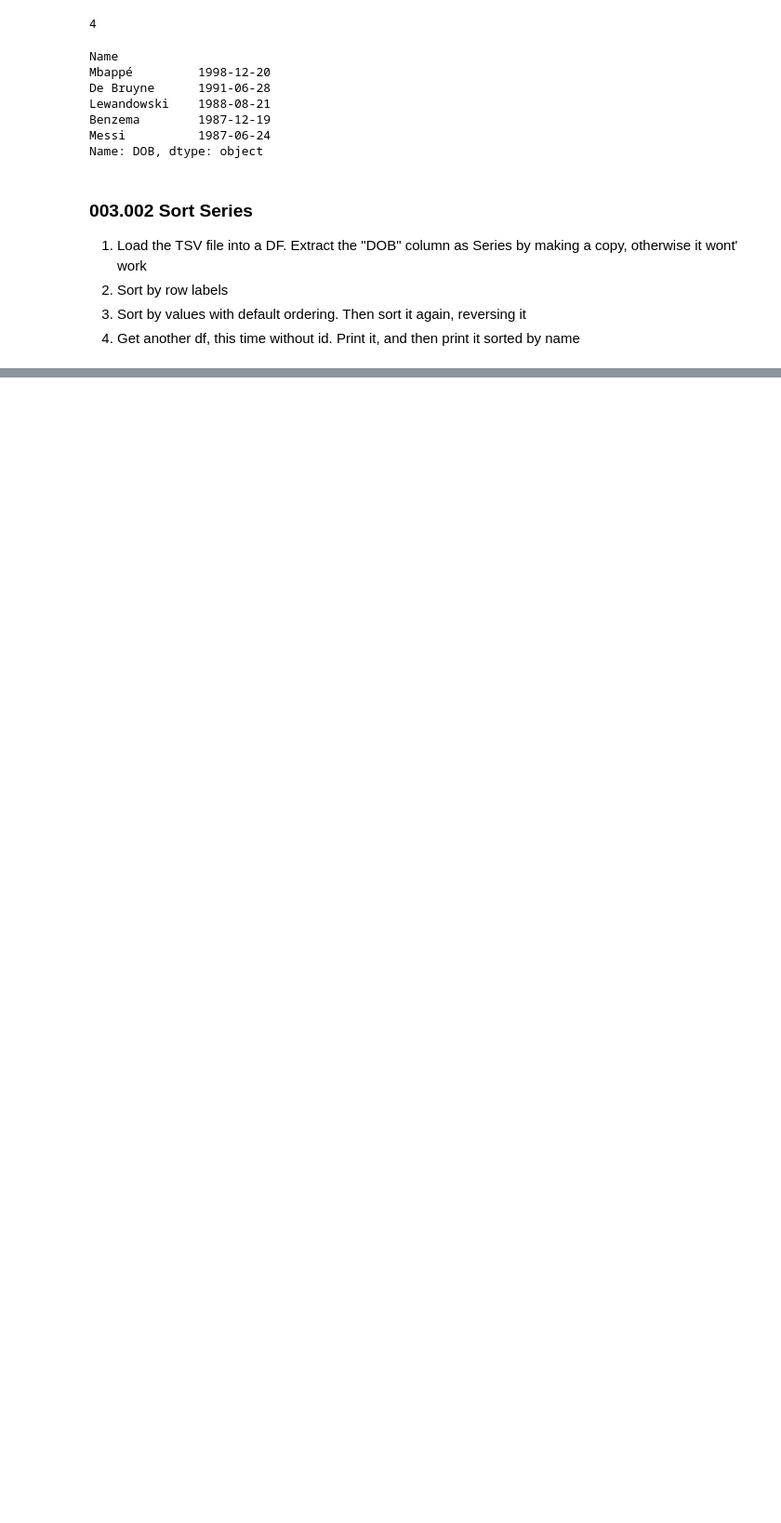
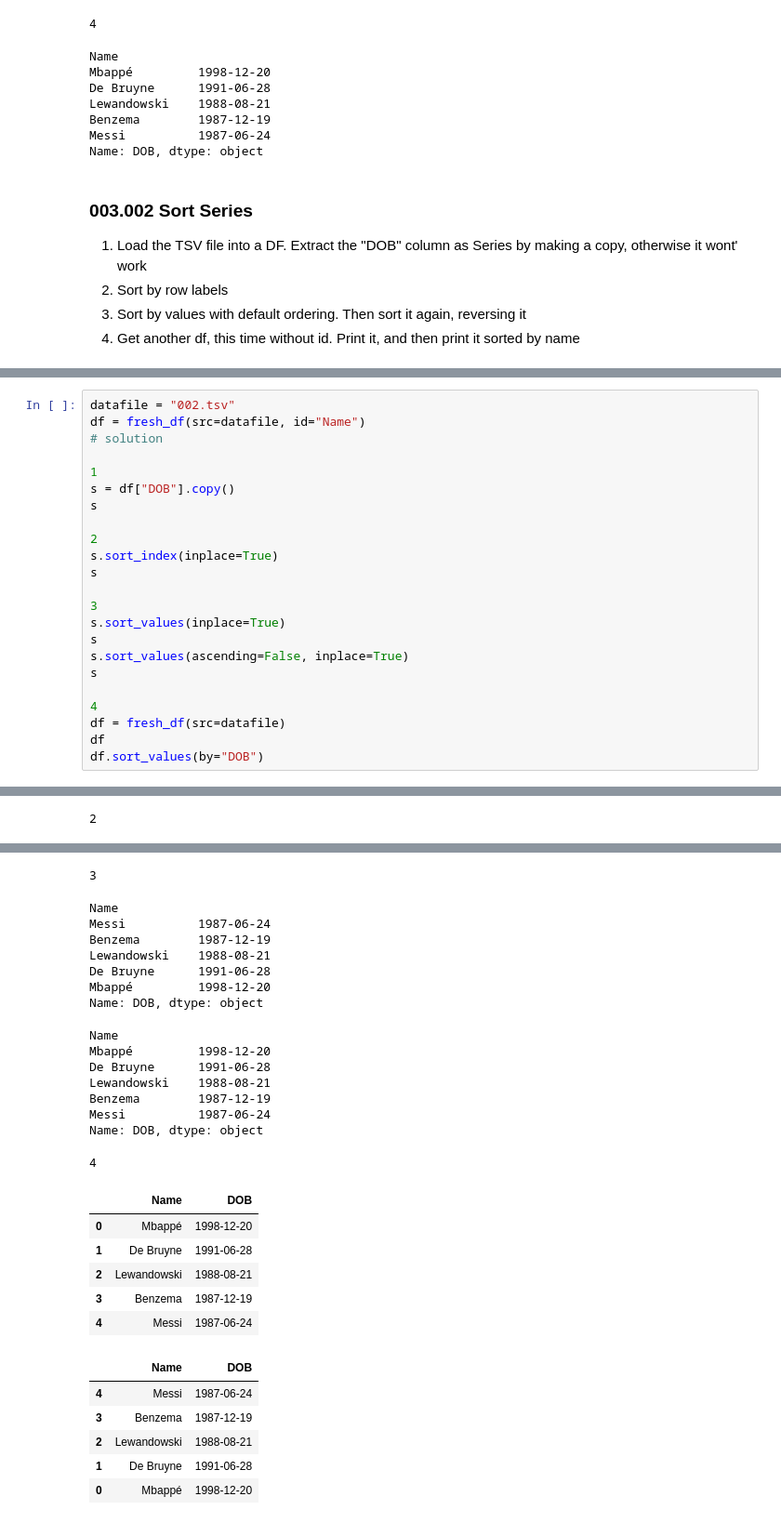
Before and after one commit to gotofritz/jupyter, a Jupyter notebook: katas/pandas_katas/003_pandas.ipynb, the cells around one changed output, grey strips where cells are left out. Shown at 93% size. Drawn from its saved outputs; the diff is of its cells as text; blank space fills up the shorter version.

```diff
--- a/katas/pandas_katas/003_pandas.ipynb
+++ b/katas/pandas_katas/003_pandas.ipynb
@@ -134,0 +101,24 @@ Name: DOB, dtype: object
+# %%
+datafile = "002.tsv"
+df = fresh_df(src=datafile, id="Name")
+# solution
+
+1
+s = df["DOB"].copy()
+s
+
+2
+s.sort_index(inplace=True)
+s
+
+3
+s.sort_values(inplace=True)
+s
+s.sort_values(ascending=False, inplace=True)
+s
+
+4
+df = fresh_df(src=datafile)
+df
+df.sort_values(by="DOB")
+# %% [output]
@@ -134,0 +133 @@ Name: DOB, dtype: object
+2
@@ -135,3 +141,31 @@ Name: DOB, dtype: object
+3
+Name
+Messi          1987-06-24
+Benzema        1987-12-19
+Lewandowski    1988-08-21
+De Bruyne      1991-06-28
+Mbappé         1998-12-20
+Name: DOB, dtype: object
+Name
+Mbappé         1998-12-20
+De Bruyne      1991-06-28
+Lewandowski    1988-08-21
+Benzema        1987-12-19
+Messi          1987-06-24
+Name: DOB, dtype: object
+4
+|  | Name | DOB |
+| 0 | Mbappé | 1998-12-20 |
+| 1 | De Bruyne | 1991-06-28 |
+| 2 | Lewandowski | 1988-08-21 |
+| 3 | Benzema | 1987-12-19 |
+| 4 | Messi | 1987-06-24 |
+|  | Name | DOB |
+| 4 | Messi | 1987-06-24 |
+| 3 | Benzema | 1987-12-19 |
+| 2 | Lewandowski | 1988-08-21 |
+| 1 | De Bruyne | 1991-06-28 |
+| 0 | Mbappé | 1998-12-20 |
 # %% [markdown]
 ### 003.003 File for seaborn
 
```
Also changed, not shown: parts of 6 cells of this notebook, 4 other files.
